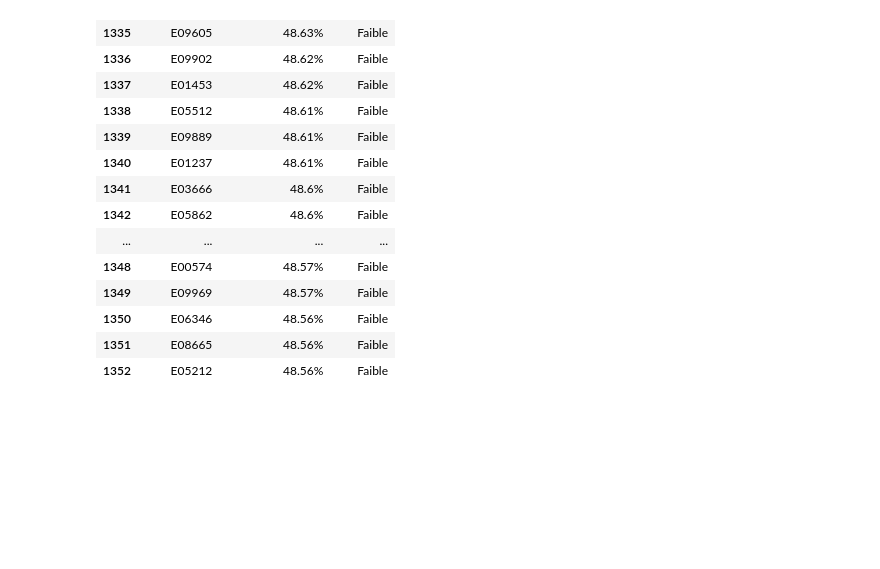
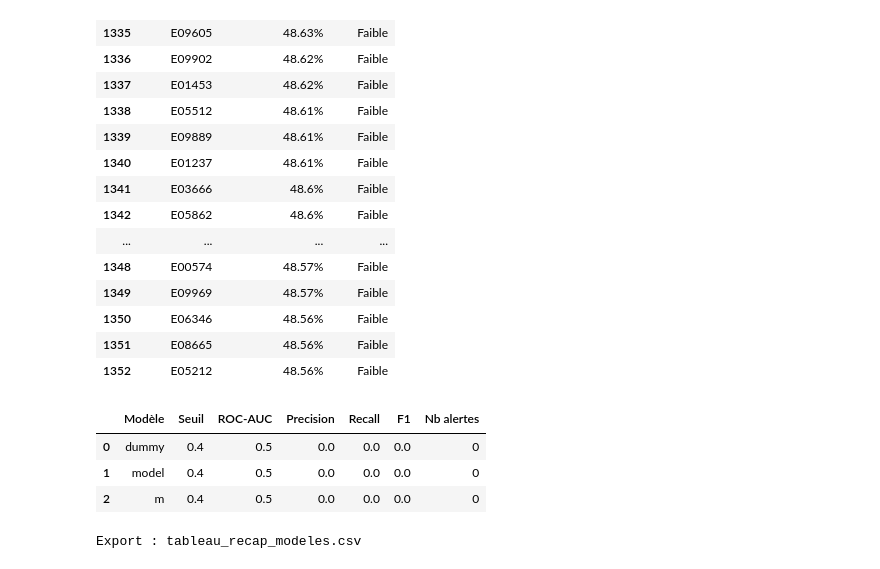
Before and after one commit to Keisuke-Baji/Projet_employee_churn, a Jupyter notebook: model_training.ipynb, the cells around one changed output. Saved outputs shown, nothing was run; the diff lists cells and outputs as text; code cells hidden in the pictures; blank space fills up the shorter version.

Commit message:
Ajout du tableau récapitulatif des modèles et du tableau des employés à risque

```diff
--- a/model_training.ipynb
+++ b/model_training.ipynb
@@ -1366,3 +1349,52 @@ Name: count, dtype: int64
 | 1350 | E06346 | 48.56% | Faible |
 | 1351 | E08665 | 48.56% | Faible |
 | 1352 | E05212 | 48.56% | Faible |
+# %%
+import pandas as pd
+from sklearn.metrics import roc_auc_score, precision_score, recall_score, f1_score
+
+chosen_threshold = 0.40
+
+def eval_model(name, model, X, y, thr):
+    y_proba = model.predict_proba(X)[:, 1]
+    y_pred = (y_proba >= thr).astype(int)
+    return {
+        "Modèle": name,
+        "Seuil": thr,
+        "ROC-AUC": round(roc_auc_score(y, y_proba), 3),
+        "Precision": round(precision_score(y, y_pred, zero_division=0), 3),
+        "Recall": round(recall_score(y, y_pred, zero_division=0), 3),
+        "F1": round(f1_score(y, y_pred, zero_division=0), 3),
+        "Nb alertes": int(y_pred.sum())
+    }
+
+# Copie de globals() pour éviter "dictionary changed size"
+g = dict(globals())
+
+rows = []
+for name, obj in g.items():
+    # On garde seulement les objets "modèle" utilisables
+    if not hasattr(obj, "predict_proba"):
+        continue
+
+    model = obj
+    # Si c'est un GridSearch, on prend le best_estimator_
+    if hasattr(model, "best_estimator_"):
+        model = model.best_estimator_
+
+    try:
+        rows.append(eval_model(name, model, x_test, y_test, chosen_threshold))
+    except Exception:
+        pass
+
+df_models = pd.DataFrame(rows).sort_values(["Recall", "F1", "ROC-AUC"], ascending=False)
+
+display(df_models)
+df_models.to_csv("tableau_recap_modeles.csv", index=False)
+print("Export : tableau_recap_modeles.csv")
+# %% [output]
+|  | Modèle | Seuil | ROC-AUC | Precision | Recall | F1 | Nb alertes |
+| 0 | dummy | 0.4 | 0.5 | 0.0 | 0.0 | 0.0 | 0 |
+| 1 | model | 0.4 | 0.5 | 0.0 | 0.0 | 0.0 | 0 |
+| 2 | m | 0.4 | 0.5 | 0.0 | 0.0 | 0.0 | 0 |
+Export : tableau_recap_modeles.csv
```
Also changed, not shown: parts of 8 cells of this notebook, 1 other file.
